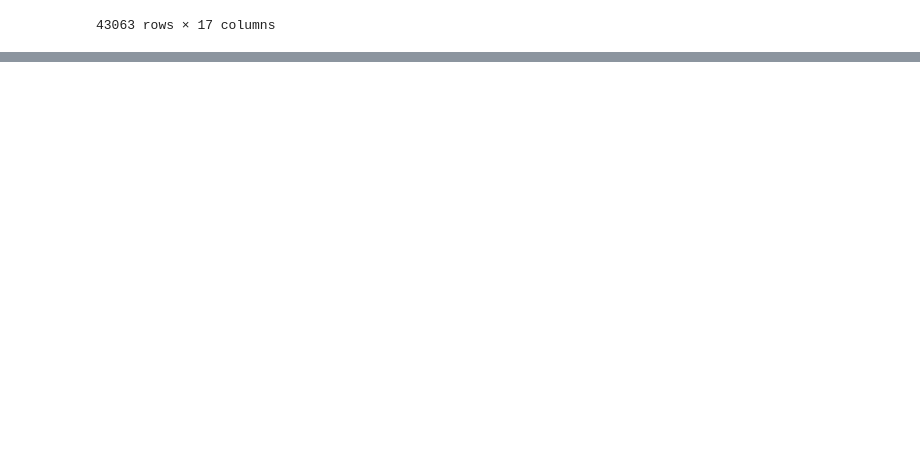
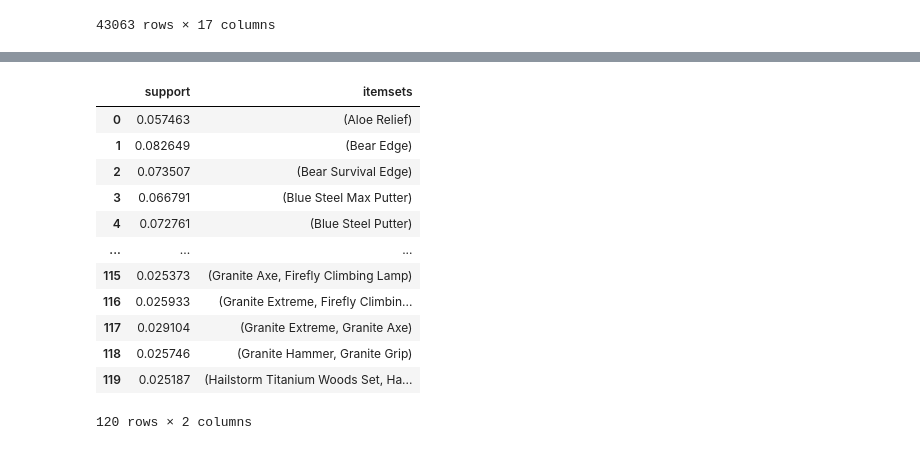
Before and after one commit to david1law/DEDS_Portfolio, a Jupyter notebook: Practicum+9.2_Opdrachten.ipynb, the cells around one changed output, grey strips where cells are left out. Cells and saved outputs as stored; diff of their text form; code cells hidden in the pictures; blank space fills up the shorter version.

```diff
--- a/Practicum+9.2_Opdrachten.ipynb
+++ b/Practicum+9.2_Opdrachten.ipynb
@@ -70,0 +91,17 @@ NameError: name 'transaction_list' is not defined
+# %%
+frequent_itemsets = apriori(one_hot_df, min_support=0.025, use_colnames=True)
+frequent_itemsets
+# %% [output]
+|  | support | itemsets |
+| 0 | 0.057463 | (Aloe Relief) |
+| 1 | 0.082649 | (Bear Edge) |
+| 2 | 0.073507 | (Bear Survival Edge) |
+| 3 | 0.066791 | (Blue Steel Max Putter) |
+| 4 | 0.072761 | (Blue Steel Putter) |
+| ... | ... | ... |
+| 115 | 0.025373 | (Granite Axe, Firefly Climbing Lamp) |
+| 116 | 0.025933 | (Granite Extreme, Firefly Climbin... |
+| 117 | 0.029104 | (Granite Extreme, Granite Axe) |
+| 118 | 0.025746 | (Granite Hammer, Granite Grip) |
+| 119 | 0.025187 | (Hailstorm Titanium Woods Set, Ha... |
+120 rows × 2 columns
```
Also changed, not shown: parts of 5 cells of this notebook, 1 other file.
